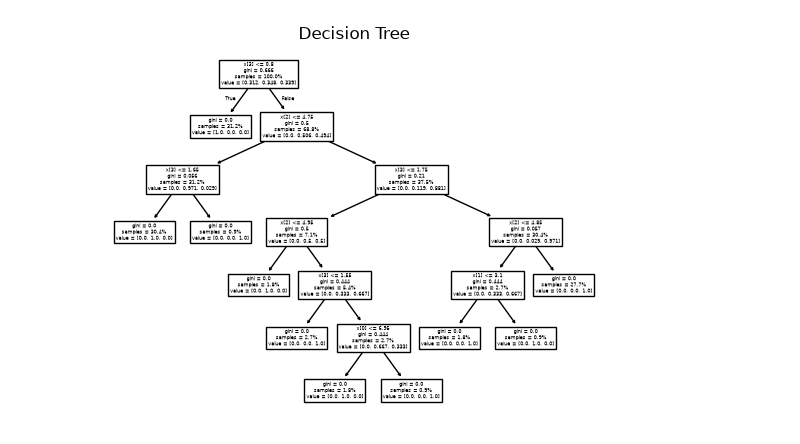
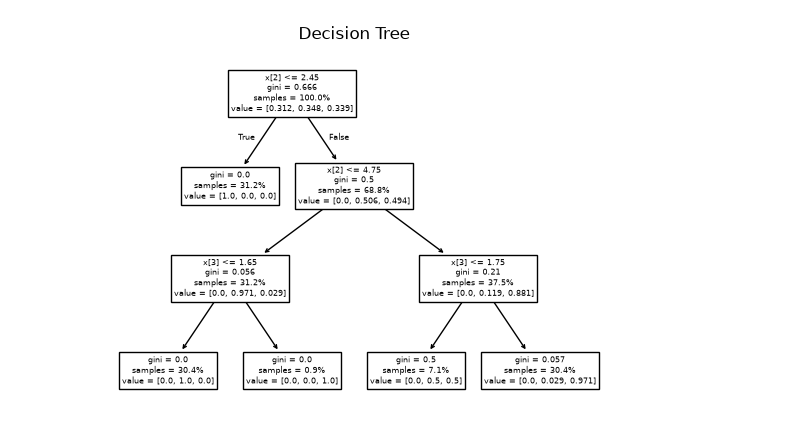
Before and after one commit to Honore-models/ML, a Jupyter notebook: ML_Algorithms/decisionTreess.ipynb, the cells around one changed output. Drawn from its saved outputs; the diff is of its cells as text; code cells hidden in the pictures.

```diff
--- a/ML_Algorithms/decisionTreess.ipynb
+++ b/ML_Algorithms/decisionTreess.ipynb
@@ -1,23 +1,23 @@
 # %%
 from sklearn.datasets import load_iris
 from sklearn.tree import DecisionTreeClassifier
 from sklearn.tree import plot_tree
 from sklearn.model_selection import train_test_split
 from sklearn import tree
 from matplotlib import pyplot as plt
 
 iris = load_iris()
 
 X = iris.data
 y = iris.target
 
 X_train, X_test, y_train, y_test = train_test_split(X,y,random_state=42)
 
-clf = DecisionTreeClassifier()
+clf = DecisionTreeClassifier(max_depth=3, random_state=42)
 clf.fit(X_train, y_train)
 
 tree.plot_tree(clf, proportion=True)
 plt.title("Decision Tree")
 plt.show()
 # %% [output]
-[figure, old version]
+[figure, new version]
```
Also changed, not shown: 1 other file.
